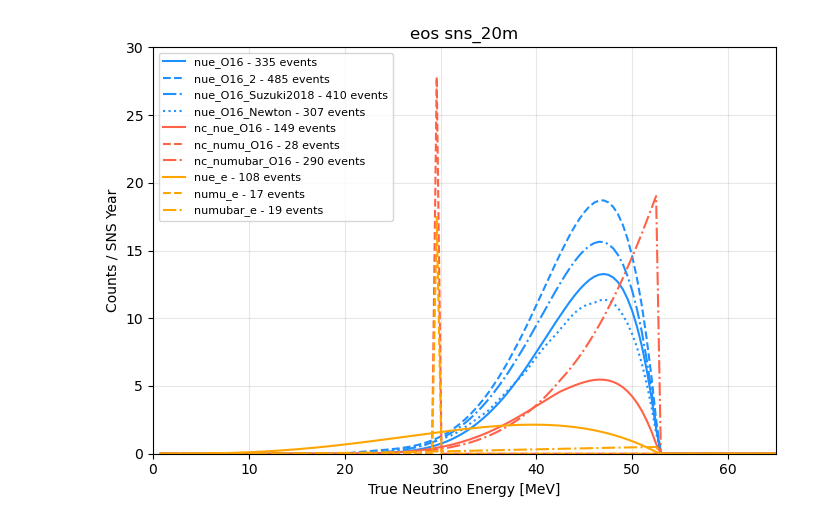
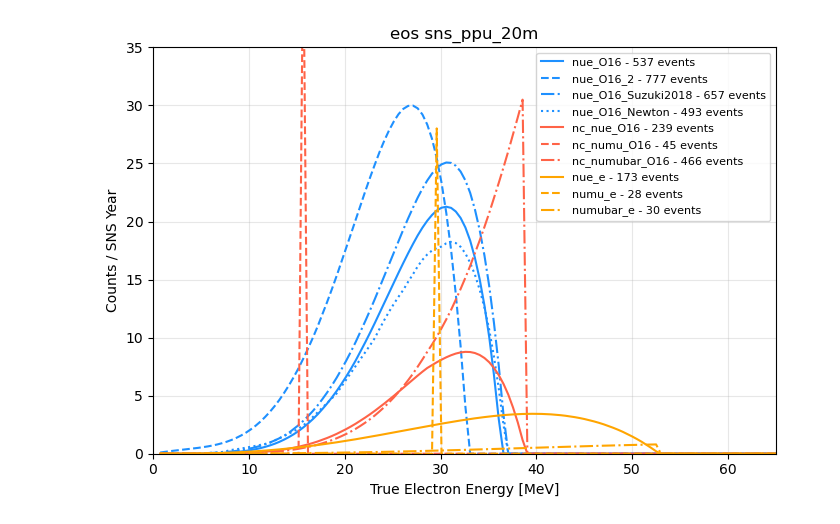
Before and after one commit to hbjamin/snowglobes, a Jupyter notebook: plots/plot_observable_energies.ipynb, the cells around one changed output. Drawn from its saved outputs; the diff is of its cells as text; code cells hidden in the pictures.

Commit message:
update fluxes and plots

```diff
--- a/plots/plot_observable_energies.ipynb
+++ b/plots/plot_observable_energies.ipynb
@@ -3,9 +3,9 @@ import os
 import matplotlib.pyplot as plt
 
 dir = '/nfs/disk1/users/bharris/SN_stuff/snowglobes/out/'
-flux = 'sns_20m'
+flux = 'sns_ppu_20m'
 detector = 'eos'
-smear = ''
+smear = '_smeared'
 
 
 dat_filenames = [
@@ -187,30 +187,31 @@ def read_xy(path):
 # %%
 import numpy as np
 import matplotlib.pyplot as plt
 %matplotlib inline
 # Plot all files on the same axes; legend = channel + total events (× 5000×360)
 
 plt.figure(figsize=(7, 5))
 for file, label, color, ls in zip(dat_filenames, labels, colors, linestyles)   :
     path = dir+file
     x_vals, y_vals = read_xy(path)
     total = get_total_from_file(path)
     total_events = total * FACTOR
     channel = channel_from_path(path)
     label = f'{channel} - {total_events:,.0f} events'
     plt.plot(np.array(x_vals)*1e3, np.array(y_vals)*FACTOR, linestyle=ls, color=color, label=label)
 
 plt.style.use("seaborn-v0_8-colorblind")
 plt.title(detector+' '+flux)
-plt.xlabel('True Neutrino Energy [MeV]')
+particle = 'Electron' if smear=='_smeared' else 'Neutrino'
+plt.xlabel('True '+particle+' Energy [MeV]')
 plt.ylabel('Counts / SNS Year')
 plt.xlim(0, 65)
-plt.ylim(0,30)
+plt.ylim(0,35)
 # plt.ylim(1e-1, 1e2)
 # plt.yscale('log')
-plt.legend(fontsize=8)
+plt.legend(fontsize=8, loc='upper right')
 plt.grid(True, alpha=0.3)
 plt.tight_layout()
 plt.show()
 # %% [output]
-[figure, old version]
+[figure, new version]
```
Also changed, not shown: 54 other files.
